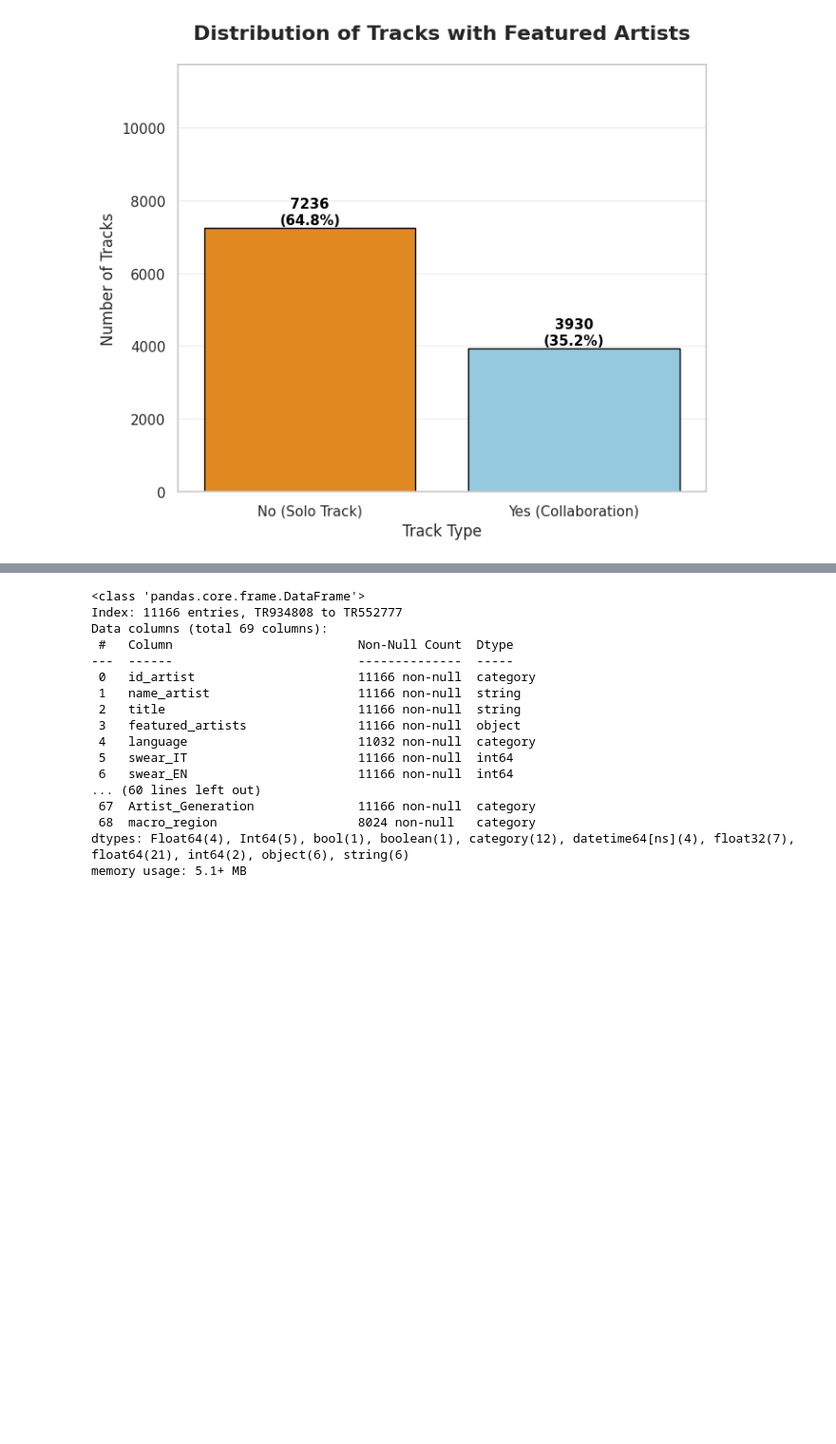
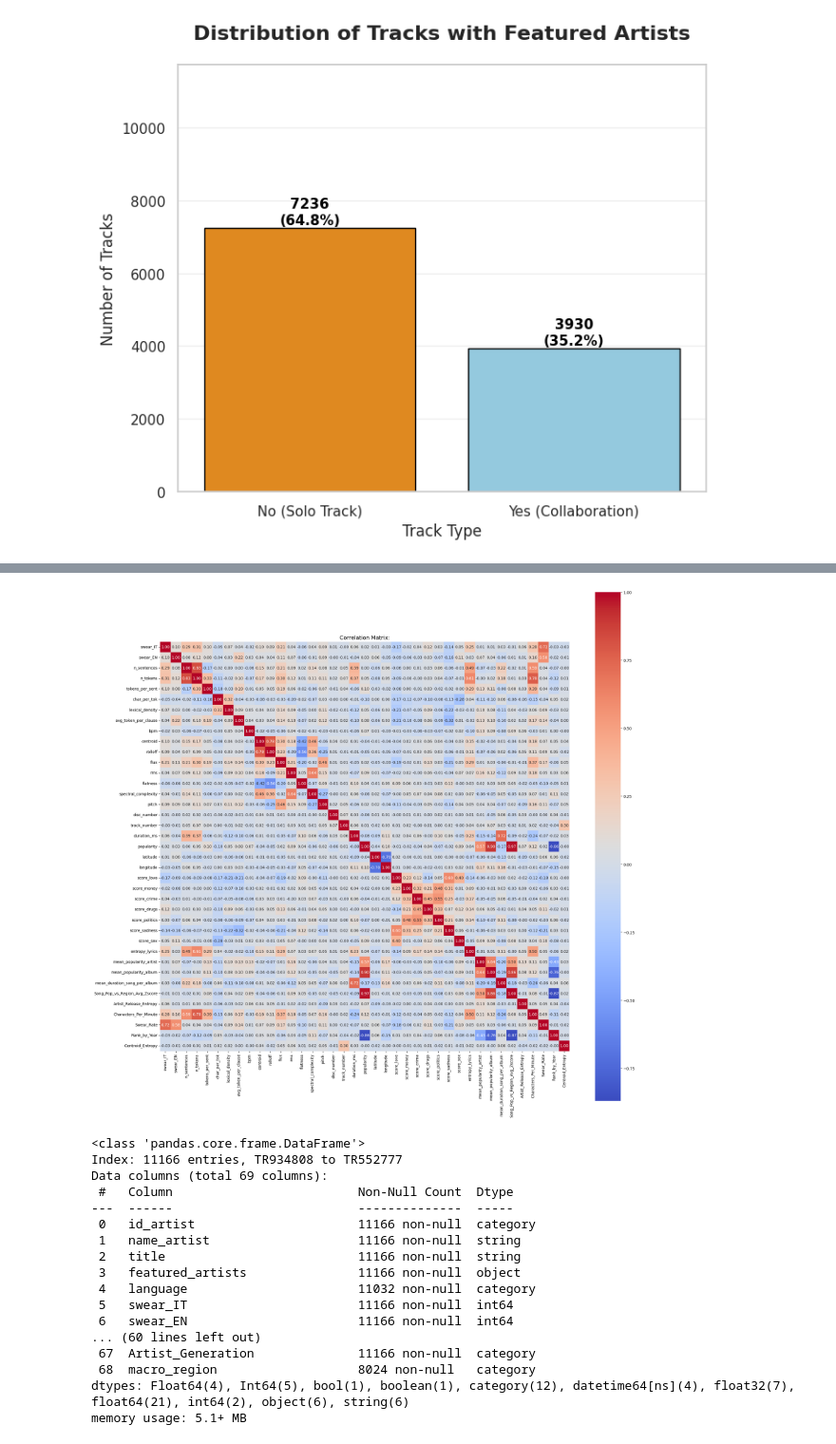
Before and after one commit to Syreel/DataMining, a Jupyter notebook: data_feature_engineering.ipynb, the cells around one changed output, grey strips where cells are left out. Shown at 95% size. Cells and saved outputs as stored; diff of their text form; code cells hidden in the pictures; blank space fills up the shorter version.

```diff
--- a/data_feature_engineering.ipynb
+++ b/data_feature_engineering.ipynb
@@ -1207,3 +1272,17 @@ Passing `palette` without assigning `hue` is deprecated and will be removed in v
+# %%
+# Seleziona solo le colonne numeriche
+df_numeric = df.select_dtypes(include=np.number)
+
+# 3. Calculate the correlation matrix on the subset
+corr_matrix_subset = df_numeric.corr()
+
+# 4. Plot the results
+plt.figure(figsize=(24, 24)) # Use a smaller figure size for fewer columns
+sns.heatmap(corr_matrix_subset, annot=True, fmt=".2f", cmap="coolwarm", square=True)
+plt.title("Correlation Matrix:", fontsize=14)
+plt.show()
+# %% [output]
+[figure, added]
 # %%
 df.info()
 # %% [output]
```
Also changed, not shown: parts of 4 cells of this notebook, 2 other files.
